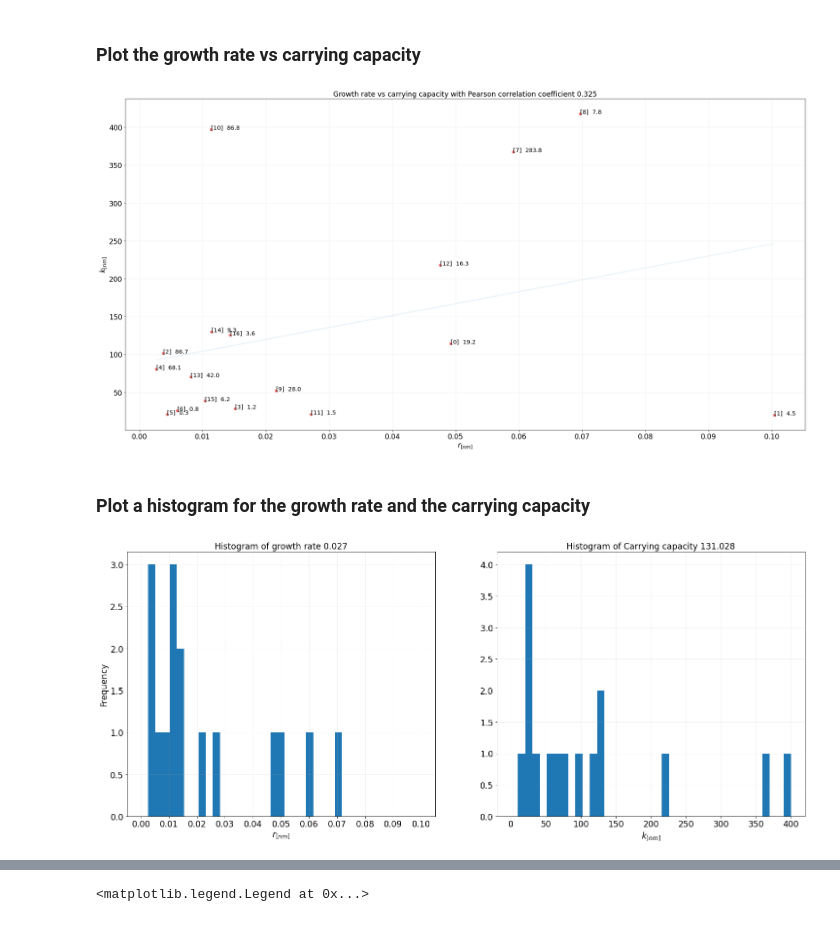
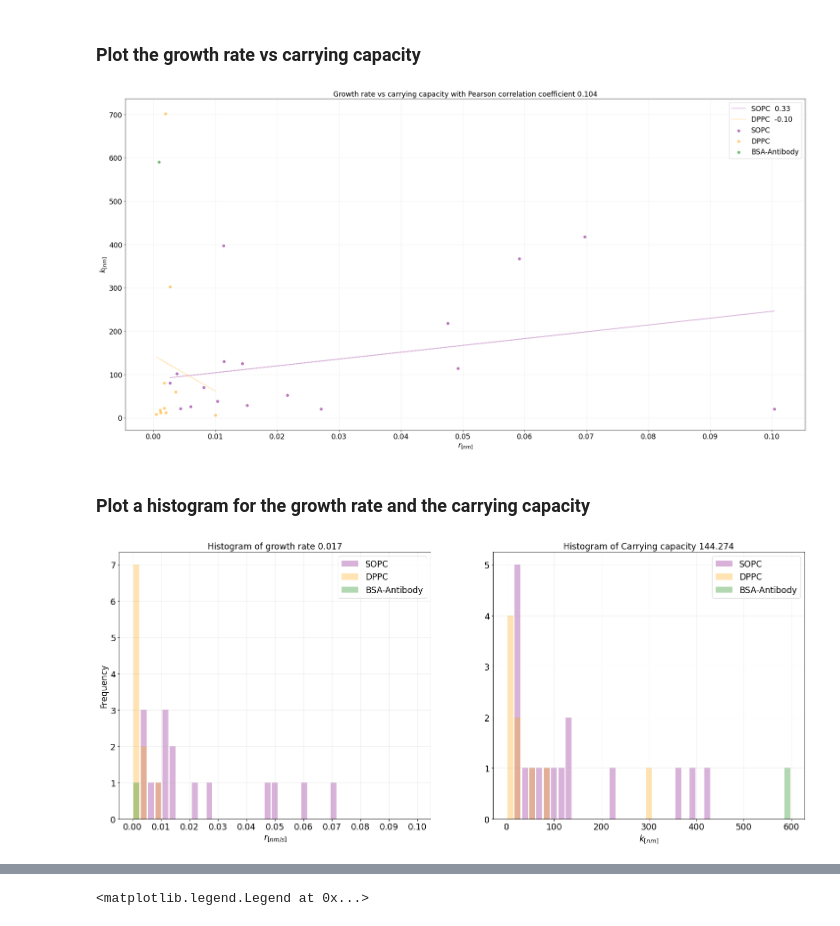
Before and after one commit to ahmed344/growth-curves, a Jupyter notebook: curves_table.ipynb, the cells around one changed output, grey strips where cells are left out. Saved outputs shown, nothing was run; the diff lists cells and outputs as text; code cells hidden in the pictures.

```diff
--- a/curves_table.ipynb
+++ b/curves_table.ipynb
@@ -149,7 +161,7 @@ plt.show()
 df = pd.read_pickle('Results/manipulated_area_curves.pkl')
 
 parameters_tanh, parameters_logistic = [], []
-for i in range(18):
+for i in range(df.shape[0]):
     # Read the time and area
     t, A = df['Time'][i], df['Area'][i]
 
@@ -170,13 +182,13 @@ for i in range(18):
     # Fit a general tanh function to the curves
     popt_logistic, _ = curve_fit(area_logistic, t, A, sigma=sigmas,
                                  p0=(1, 0.01, np.max(A)),
-                                 bounds=([0.1, 0.00001, np.min(A)], [np.min(A), 1, 2*np.max(A)]))
+                                 bounds=([0.1, 0.0001, np.min(A)], [np.min(A), 1, 2*np.max(A)]))
     parameters_logistic.append(popt_logistic)
 
     # Define the figure size only once
-    if i==0: plt.subplots(3,6, figsize=(35, 18), constrained_layout=True)
+    if i==0: plt.subplots(5,6, figsize=(35, 28), constrained_layout=True)
 
-    plt.subplot(3, 6, i+1)
+    plt.subplot(5, 6, i+1)
     plt.plot(t, A, label='data', alpha = 0.6)                                                   # data
     plt.plot(t, area_tanh(t, *popt_tanh), label='tanh', alpha = 0.6, color= 'r')                # tanh
     plt.plot(t, area_logistic(t, *popt_logistic), label='logistic', alpha = 0.6, color= 'g')    # logistic
@@ -192,14 +204,14 @@ plt.show()
 
 
 # Draw the first derivative curves
-for i in range(18):
+for i in range(df.shape[0]):
     # Define the time
     t = df['Time'][i]
 
     # Define the figure size only once
-    if i==0: plt.subplots(3,6, figsize=(35, 18), constrained_layout=True)
+    if i==0: plt.subplots(5,6, figsize=(35, 28), constrained_layout=True)
 
-    plt.subplot(3, 6, i+1)
+    plt.subplot(5, 6, i+1)
     plt.plot(t, der1_area_tanh(t, *parameters_tanh[i][:-1]), label='tanh', alpha = 0.6, color= 'r')           # tanh
     plt.plot(t, der1_area_logistic(t, *parameters_logistic[i]), label='logistic', alpha = 0.6, color= 'g')    # logistic
     plt.title(f'{i}: {df["Date"][i]} {df["Discription"][i]}')
@@ -214,14 +226,14 @@ plt.show()
 
 
 # Draw the second derivative curves
-for i in range(18):
+for i in range(df.shape[0]):
     # Define the time
     t = df['Time'][i]
 
     # Define the figure size only once
-    if i==0: plt.subplots(3,6, figsize=(35, 18), constrained_layout=True)
+    if i==0: plt.subplots(5,6, figsize=(35, 28), constrained_layout=True)
 
-    plt.subplot(3, 6, i+1)
+    plt.subplot(5, 6, i+1)
     plt.plot(t, der2_area_tanh(t, *parameters_tanh[i][:-1]), label='tanh', alpha = 0.6, color= 'r')           # tanh
     plt.plot(t, der2_area_logistic(t, *parameters_logistic[i]), label='logistic', alpha = 0.6, color= 'g')    # logistic
     plt.title(f'{i}: {df["Date"][i]} {df["Discription"][i]}')
@@ -337,13 +347,20 @@ p = np.corrcoef(r, k)[0][1]
 plt.figure(figsize=(30,15))
 
 # Scatter the growth rate against the carrying capacity
-plt.scatter(r, k, color='red', alpha = 0.5)
+plt.scatter(r[:17], k[:17], color='purple', alpha = 0.5, label='SOPC')
+plt.scatter(r[17:-1], k[17:-1], color='orange', alpha = 0.5, label='DPPC')
+plt.scatter(r[-1:], k[-1:], color='green', alpha = 0.5, label='BSA-Antibody')
+
 
 # Annotate each data point with it's index and initial area
-for i, A in enumerate(a): plt.annotate(f'[{i}]  {A:.1f}', (r[i], k[i]), fontsize='x-large')
+#for i, A in enumerate(a): plt.annotate(f'[{i}]  {A:.1f}', (r[i], k[i]), fontsize='large')
 
 # plot the fitted line between the data points
-plt.plot(r, m*r + b, alpha=0.1)
+m, b = np.polyfit(r[:17], k[:17], 1)
+plt.plot(r[:17], m*r[:17] + b, color='purple', alpha = 0.3, label=f'SOPC  {np.corrcoef(r[:17], k[:17])[0][1]:.2f}')
+
+m, b = np.polyfit(r[17:-1], k[17:-1], 1)
+plt.plot(r[17:-1], m*r[17:-1] + b, color='orange', alpha = 0.3, label=f'DPPC  {np.corrcoef(r[17:-1], k[17:-1])[0][1]:.2f}')
 
 plt.xlabel('$r_{[nm]}$', fontsize='xx-large')
 plt.ylabel('$k_{[nm]}$', fontsize='xx-large')
@@ -351,31 +368,40 @@ plt.title(f'Growth rate vs carrying capacity with Pearson correlation coefficien
 plt.xticks(np.arange(0,0.11,0.01), fontsize='xx-large')
 plt.yticks(fontsize='xx-large')
 plt.grid(alpha = 0.2)
+plt.legend(fontsize='xx-large')
+
 plt.savefig('Results/Growth_rate_vs_carrying_capacity')
 # %% [output]
-[figure, old version]
+[figure, new version]
 # %% [markdown]
 ### Plot a histogram for the growth rate and the carrying capacity
 # %%
 # Plot the results
 plt.figure(figsize=(25,10))
 plt.subplot(1,2,1)
-plt.hist(r, bins=np.linspace(0,0.1,40))
-plt.xlabel('$r_{[nm]}$', fontsize='xx-large')
+plt.hist(r[:17], bins=np.linspace(0,0.1,40), alpha=0.3, color = 'purple', label='SOPC', rwidth=0.8)
+plt.hist(r[17:-1], bins=np.linspace(0,0.1,40), alpha=0.3, color = 'orange', label='DPPC', rwidth=0.8)
+plt.hist(r[-1:], bins=np.linspace(0,0.1,40), alpha=0.3, color = 'green', label='BSA-Antibody', rwidth=0.8)
+plt.xlabel('$r_{[nm/s]}$', fontsize='xx-large')
 plt.ylabel('Frequency', fontsize='xx-large')
 plt.title(f'Histogram of growth rate {r.mean():.3f}', fontsize='xx-large')
 plt.xticks(np.arange(0,0.11,0.01), fontsize='xx-large')
 plt.yticks(fontsize='xx-large')
 plt.grid(alpha = 0.2)
+plt.legend(fontsize='xx-large')
 
 plt.subplot(1,2,2)
-plt.hist(k, bins=np.linspace(0,400,40))
+plt.hist(k[:17], bins=np.linspace(0,600,40), alpha=0.3, color = 'purple', label='SOPC', rwidth=0.8)
+plt.hist(k[17:-1], bins=np.linspace(0,600,40), alpha=0.3, color = 'orange', label='DPPC', rwidth=0.8)
+plt.hist(k[-1:], bins=np.linspace(0,600,40), alpha=0.3, color = 'green', label='BSA-Antibody', rwidth=0.8)
 plt.xlabel('$k_{[nm]}$', fontsize='xx-large')
 #plt.ylabel('Frequency', fontsize='xx-large')
 plt.title(f'Histogram of Carrying capacity {k.mean():.3f}', fontsize='xx-large')
 plt.xticks(fontsize='xx-large')
 plt.yticks(fontsize='xx-large')
 plt.grid(alpha = 0.2)
+plt.legend(fontsize='xx-large')
+
 plt.savefig('Results/Growth_rate_and_carrying_capacity histograms')
 # %% [output]
-[figure, old version]
+[figure, new version]
```
Also changed, not shown: parts of 8 cells of this notebook, 1 other file.
